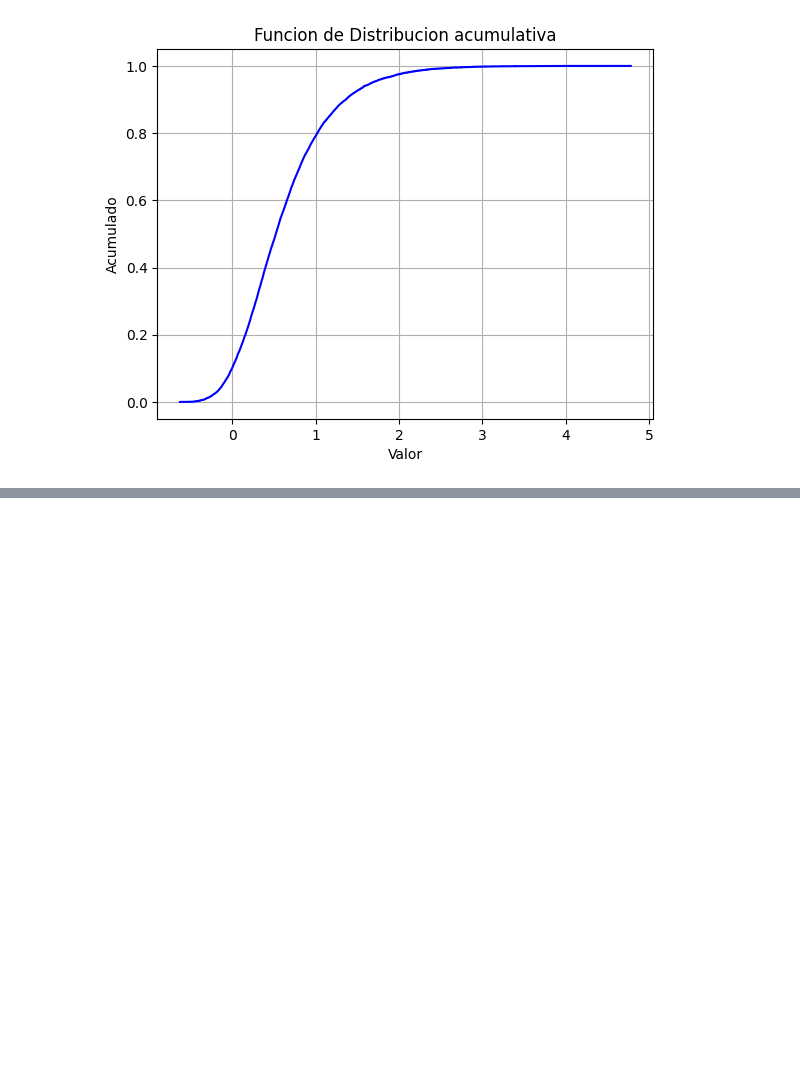
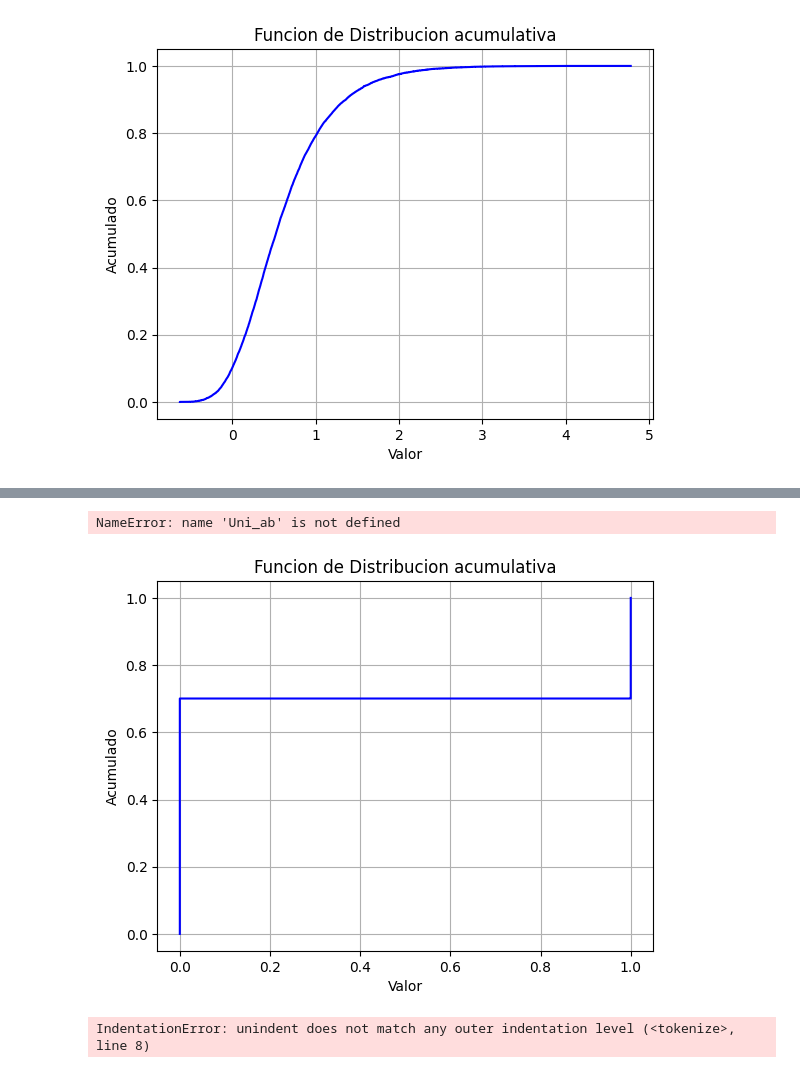
Before and after one commit to Zarate73/Simulaci-n-, a Jupyter notebook: Catalogo_de_distribuciones.ipynb, the cells around one changed output, grey strips where cells are left out. Cells and saved outputs as stored; diff of their text form; code cells hidden in the pictures; blank space fills up the shorter version.

```diff
--- a/Catalogo_de_distribuciones.ipynb
+++ b/Catalogo_de_distribuciones.ipynb
@@ -439,0 +446,51 @@ plt.show()
+# %%
+def dist_Binomial(n,p):
+ C=[]
+ x=Uni_ab(0,1,n)
+ for i in range(n):
+   X=x[i]
+   if X>=(1-p):
+    U=1
+    C.append(U)
+   else:
+    U=0
+    C.append(U)
+ return C
+# %%
+B= dist_Binomial(45000,0.3)
+plt.hist(B, bins=50, density=True, alpha=0.7, color='blue', edgecolor='black')
+
+# Agregar etiquetas y título
+plt.xlabel('Valor')
+plt.ylabel('Densidad de probabilidad')
+plt.title('Distribución Binomial generada con Transformada inversa')
+
+# Mostrar la gráfica
+plt.show()
+# %% [output]
+NameError: name 'Uni_ab' is not defined
+# %%
+X, Y=cdf(B)
+plt.step(X,Y,"b",)
+plt.grid(True)
+
+# Agregar etiquetas y título
+plt.xlabel('Valor')
+plt.ylabel('Acumulado')
+plt.title('Funcion de Distribucion acumulativa')
+
+# Mostrar la gráfica
+plt.show()
+# %% [output]
+[figure, added]
+# %%
+def dist_emp(n):
+  C=[]
+  for i in range(n)
+    x=rd.random()
+    if x<0.15
+
+
+ return C
+# %% [output]
+IndentationError: unindent does not match any outer indentation level (<tokenize>, line 8)
```
Also changed, not shown: parts of 26 cells of this notebook.
